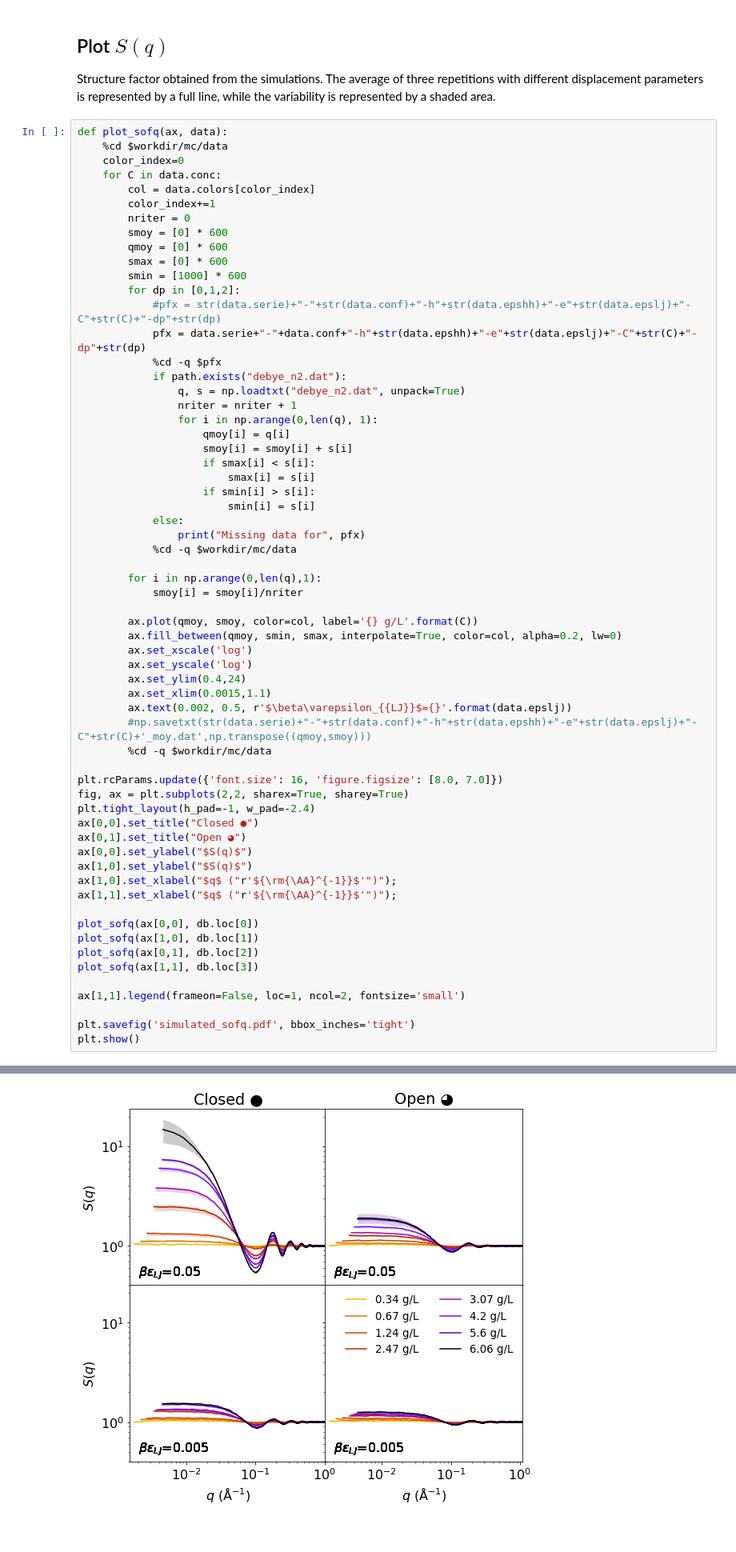
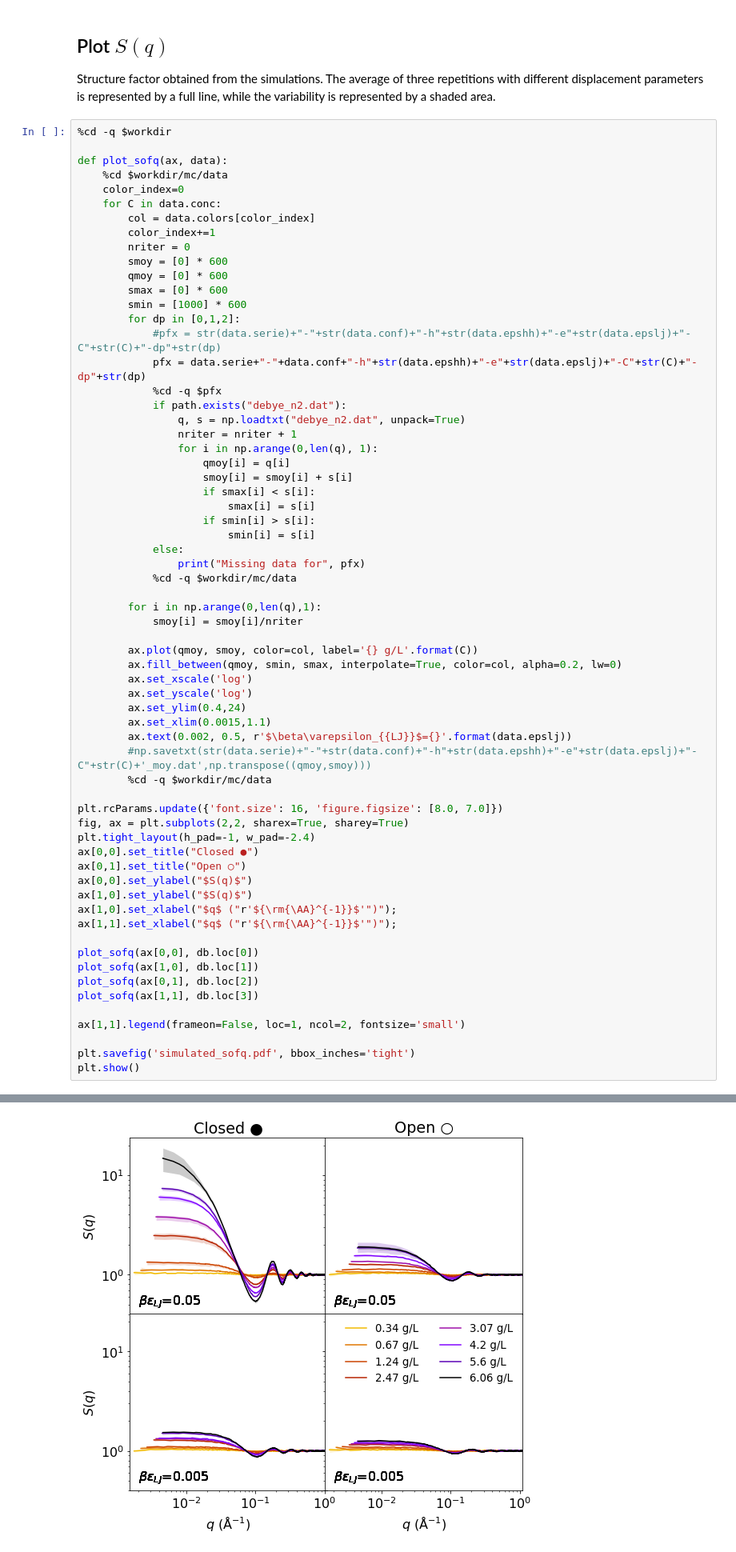
Before and after one commit to mlund/SI-Lipase-Structure-Factors, a Jupyter notebook: manybody/noswap/plot_manybody_noswap.ipynb, the cells around one changed output, grey strips where cells are left out. Shown at 80% size. Cells and saved outputs as stored; diff of their text form.

```diff
--- a/manybody/noswap/plot_manybody_noswap.ipynb
+++ b/manybody/noswap/plot_manybody_noswap.ipynb
@@ -117,6 +117,8 @@ for C in [0.34, 0.67, 1.24, 2.47, 3.07, 4.2, 5.6, 6.06]:
 
 Structure factor obtained from the simulations. The average of three repetitions with different displacement parameters is represented by a full line, while the variability is represented by a shaded area.
 # %%
+%cd -q $workdir
+
 def plot_sofq(ax, data):
     %cd $workdir/mc/data
     color_index=0
@@ -163,7 +165,7 @@ plt.rcParams.update({'font.size': 16, 'figure.figsize': [8.0, 7.0]})
 fig, ax = plt.subplots(2,2, sharex=True, sharey=True)
 plt.tight_layout(h_pad=-1, w_pad=-2.4)
 ax[0,0].set_title("Closed ●")
-ax[0,1].set_title("Open ◕")
+ax[0,1].set_title("Open ○")
 ax[0,0].set_ylabel("$S(q)$")
 ax[1,0].set_ylabel("$S(q)$")
 ax[1,0].set_xlabel("$q$ ("r'${\rm{\AA}^{-1}}$'")");
@@ -187 +189 @@ Missing data for series2-closed-h0.61-e0.05-C6.06-dp2
-[figure, old version]
+[figure, new version]
```
Also changed, not shown: parts of 5 cells of this notebook, 1 other file.
